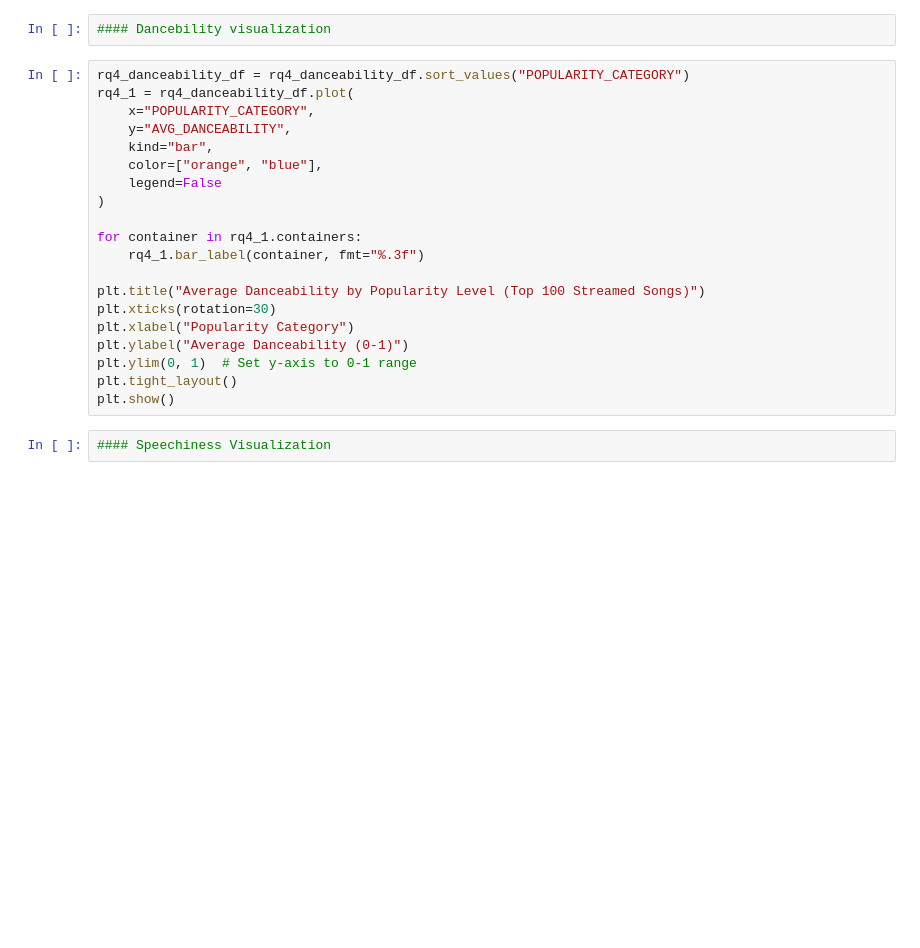
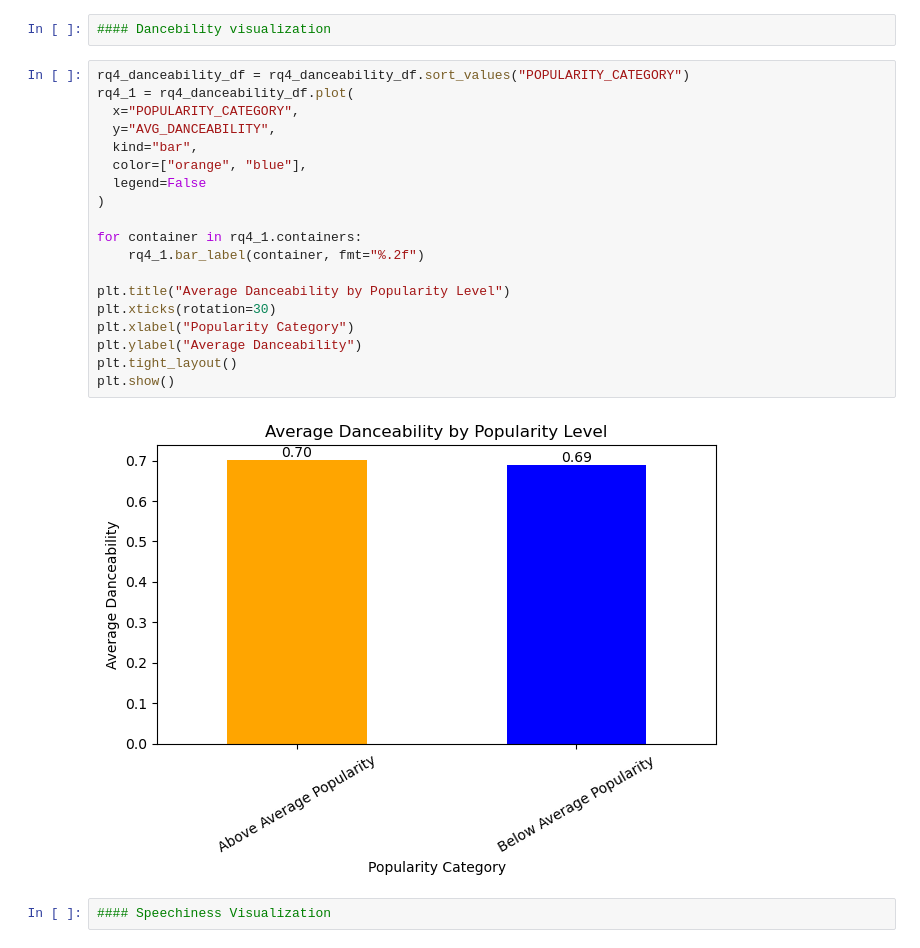
Before and after one commit to emmaoh/cpsc368-project6, a Jupyter notebook: rq1-David.ipynb, the cells around one changed output. Drawn from its saved outputs; the diff is of its cells as text; blank space fills up the shorter version.

```diff
--- a/rq1-David.ipynb
+++ b/rq1-David.ipynb
@@ -118,23 +146,24 @@ print(rq4_speechiness_df.head())
 # %%
 rq4_danceability_df = rq4_danceability_df.sort_values("POPULARITY_CATEGORY")
 rq4_1 = rq4_danceability_df.plot(
-    x="POPULARITY_CATEGORY",
-    y="AVG_DANCEABILITY",
-    kind="bar",
-    color=["orange", "blue"],
-    legend=False
+  x="POPULARITY_CATEGORY",
+  y="AVG_DANCEABILITY",
+  kind="bar",
+  color=["orange", "blue"],
+  legend=False
 )
 
 for container in rq4_1.containers:
-    rq4_1.bar_label(container, fmt="%.3f")
+    rq4_1.bar_label(container, fmt="%.2f")
 
-plt.title("Average Danceability by Popularity Level (Top 100 Streamed Songs)")
+plt.title("Average Danceability by Popularity Level")
 plt.xticks(rotation=30)
 plt.xlabel("Popularity Category")
-plt.ylabel("Average Danceability (0-1)")
-plt.ylim(0, 1)  # Set y-axis to 0-1 range
+plt.ylabel("Average Danceability")
 plt.tight_layout()
 plt.show()
+# %% [output]
+[figure, added]
 # %%
 #### Speechiness Visualization
 # %%
```
Also changed, not shown: parts of 4 cells of this notebook.
